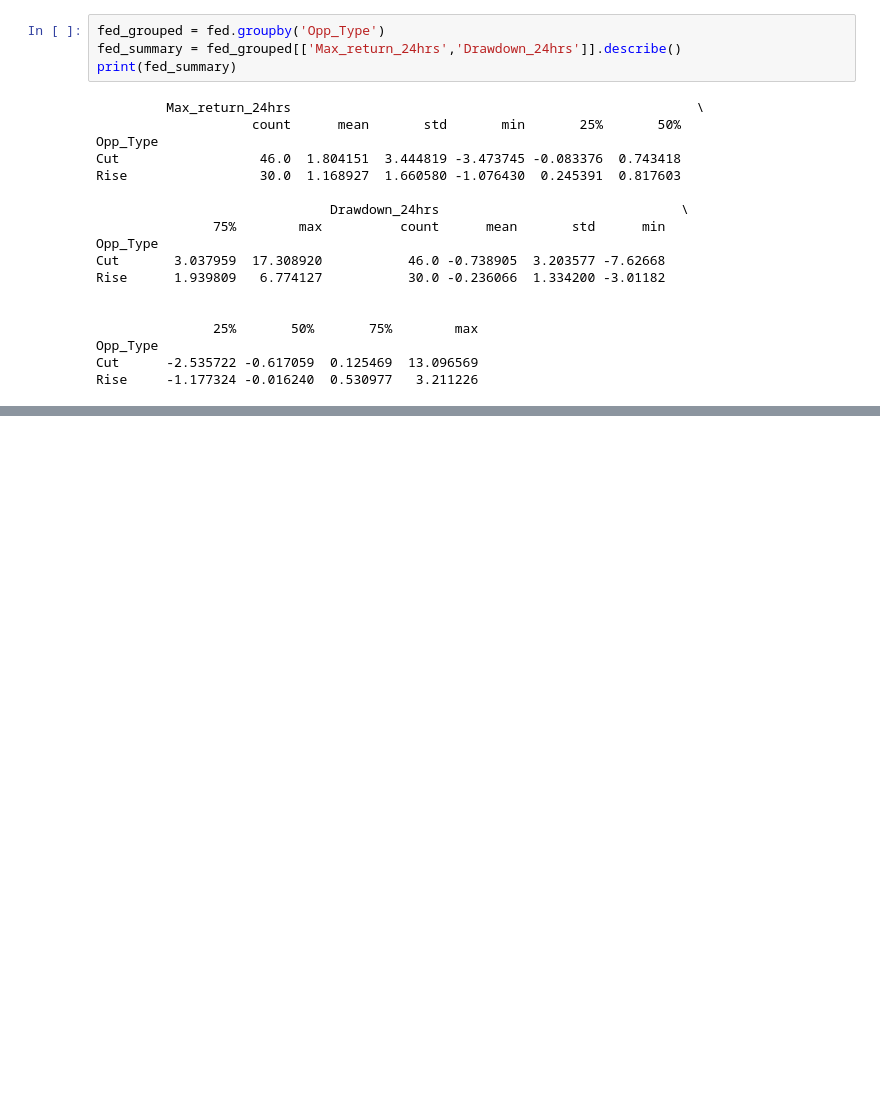
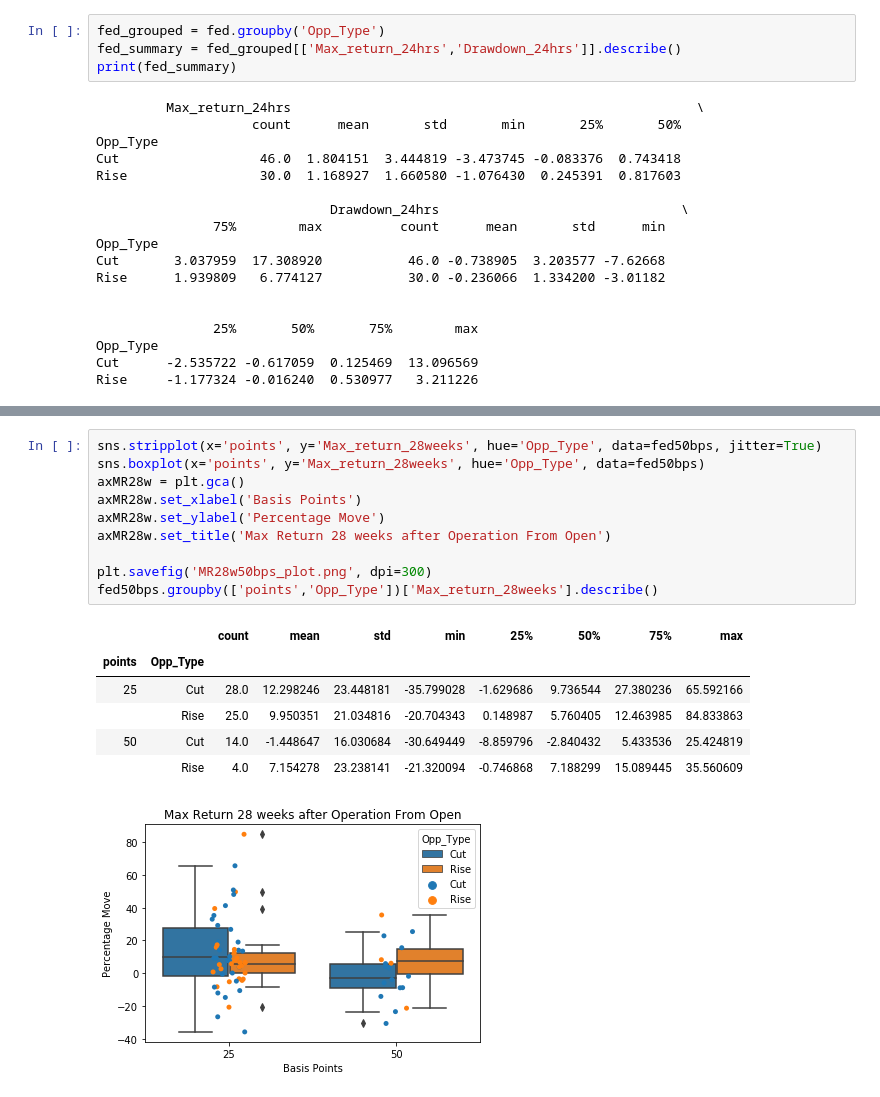
Before and after one commit to ddjTT/Fed_project, a Jupyter notebook: Fed_Project.ipynb, the cells around one changed output, grey strips where cells are left out. Drawn from its saved outputs; the diff is of its cells as text; blank space fills up the shorter version.

```diff
--- a/Fed_Project.ipynb
+++ b/Fed_Project.ipynb
@@ -459,3 +407,21 @@ fed.groupby(['points','Opp_Type'])['Max_return_28weeks'].describe()
+# %%
+sns.stripplot(x='points', y='Max_return_28weeks', hue='Opp_Type', data=fed50bps, jitter=True)
+sns.boxplot(x='points', y='Max_return_28weeks', hue='Opp_Type', data=fed50bps)
+axMR28w = plt.gca()
+axMR28w.set_xlabel('Basis Points')
+axMR28w.set_ylabel('Percentage Move')
+axMR28w.set_title('Max Return 28 weeks after Operation From Open')
+
+plt.savefig('MR28w50bps_plot.png', dpi=300)
+fed50bps.groupby(['points','Opp_Type'])['Max_return_28weeks'].describe()
+# %% [output]
+|  |  | count | mean | std | min | 25% | 50% | 75% | max |
+| points | Opp_Type |  |  |  |  |  |  |  |  |
+| 25 | Cut | 28.0 | 12.298246 | 23.448181 | -35.799028 | -1.629686 | 9.736544 | 27.380236 | 65.592166 |
+|  | Rise | 25.0 | 9.950351 | 21.034816 | -20.704343 | 0.148987 | 5.760405 | 12.463985 | 84.833863 |
+| 50 | Cut | 14.0 | -1.448647 | 16.030684 | -30.649449 | -8.859796 | -2.840432 | 5.433536 | 25.424819 |
+|  | Rise | 4.0 | 7.154278 | 23.238141 | -21.320094 | -0.746868 | 7.188299 | 15.089445 | 35.560609 |
+[figure, added]
 # %%
 sns.stripplot(x='points', y='Max_return_52weeks', hue='Opp_Type', data=fed, jitter=True)
 sns.boxplot(x='points', y='Max_return_52weeks', hue='Opp_Type', data=fed)
```
Also changed, not shown: parts of 24 cells of this notebook, 12 other files.
